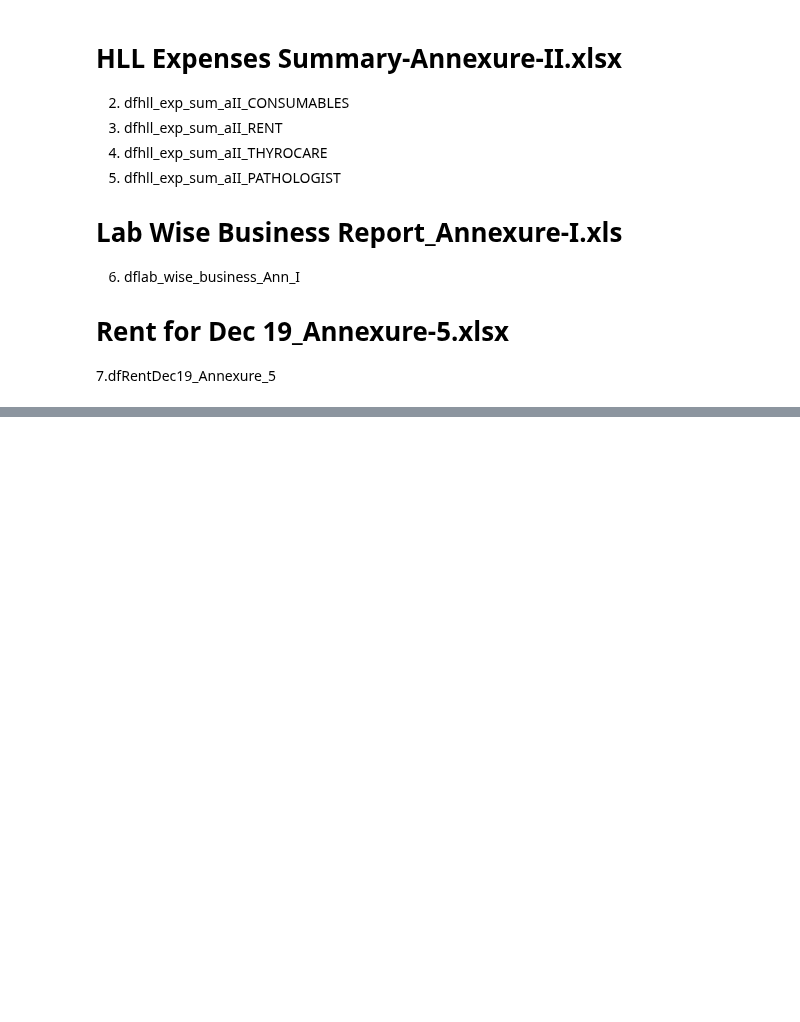
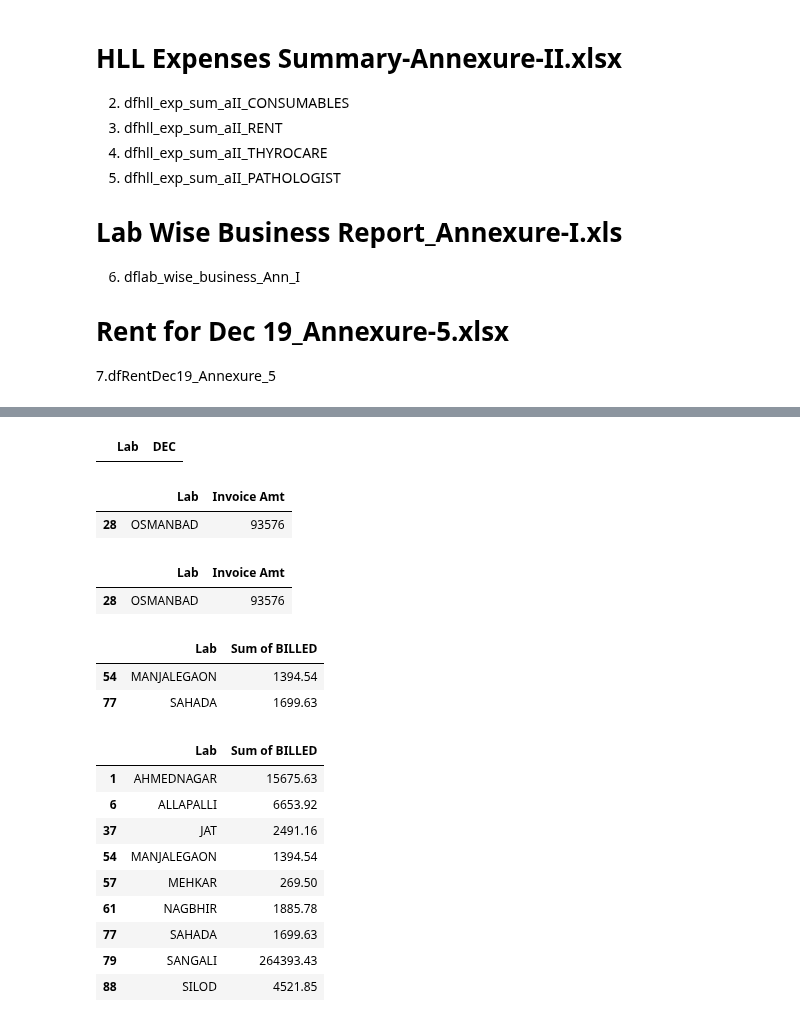
Before and after one commit to dharmendra-chouhan/s2datascience, a Jupyter notebook: Costing_Sheet_Dec_2019_with_All_annexures_13102020_metting.ipynb, the cells around one changed output, grey strips where cells are left out. Saved outputs shown, nothing was run; the diff lists cells and outputs as text; code cells hidden in the pictures; blank space fills up the shorter version.

```diff
--- a/Costing_Sheet_Dec_2019_with_All_annexures_13102020_metting.ipynb
+++ b/Costing_Sheet_Dec_2019_with_All_annexures_13102020_metting.ipynb
@@ -125,0 +330,33 @@ CostingSheet.head(5)
+# %%
+rent_missingdata
+# %% [output]
+|  | Lab | DEC |
+# %%
+CONSUMABLES_missingdat_all
+# %% [output]
+|  | Lab | Invoice Amt |
+| 28 | OSMANBAD | 93576 |
+# %%
+CONSUMABLES_missingdata
+# %% [output]
+|  | Lab | Invoice Amt |
+| 28 | OSMANBAD | 93576 |
+# %%
+THYROCARE_missingdata
+# %% [output]
+|  | Lab | Sum of BILLED |
+| 54 | MANJALEGAON | 1394.54 |
+| 77 | SAHADA | 1699.63 |
+# %%
+THYROCARE_missingdata_all
+# %% [output]
+|  | Lab | Sum of BILLED |
+| 1 | AHMEDNAGAR | 15675.63 |
+| 6 | ALLAPALLI | 6653.92 |
+| 37 | JAT | 2491.16 |
+| 54 | MANJALEGAON | 1394.54 |
+| 57 | MEHKAR | 269.50 |
+| 61 | NAGBHIR | 1885.78 |
+| 77 | SAHADA | 1699.63 |
+| 79 | SANGALI | 264393.43 |
+| 88 | SILOD | 4521.85 |
```
Also changed, not shown: parts of 10 cells of this notebook.
